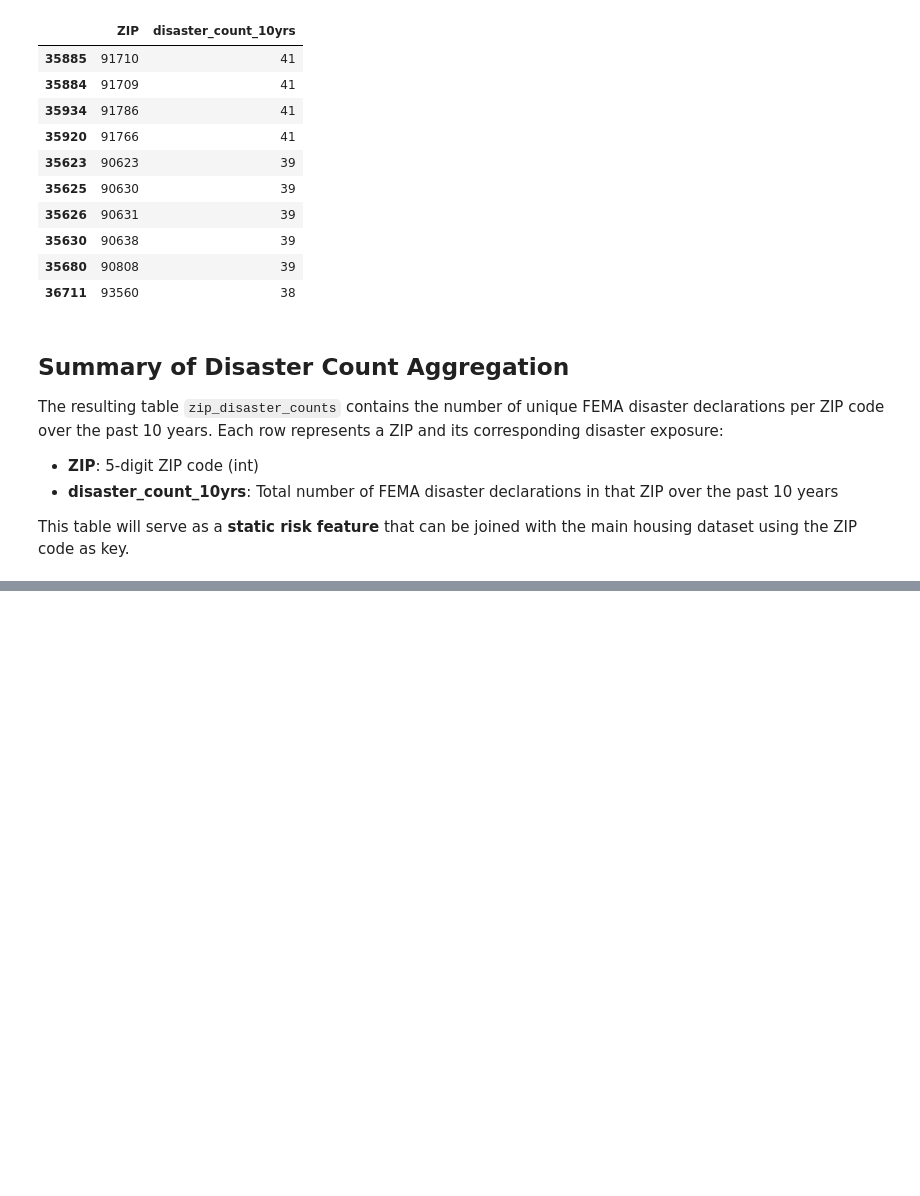
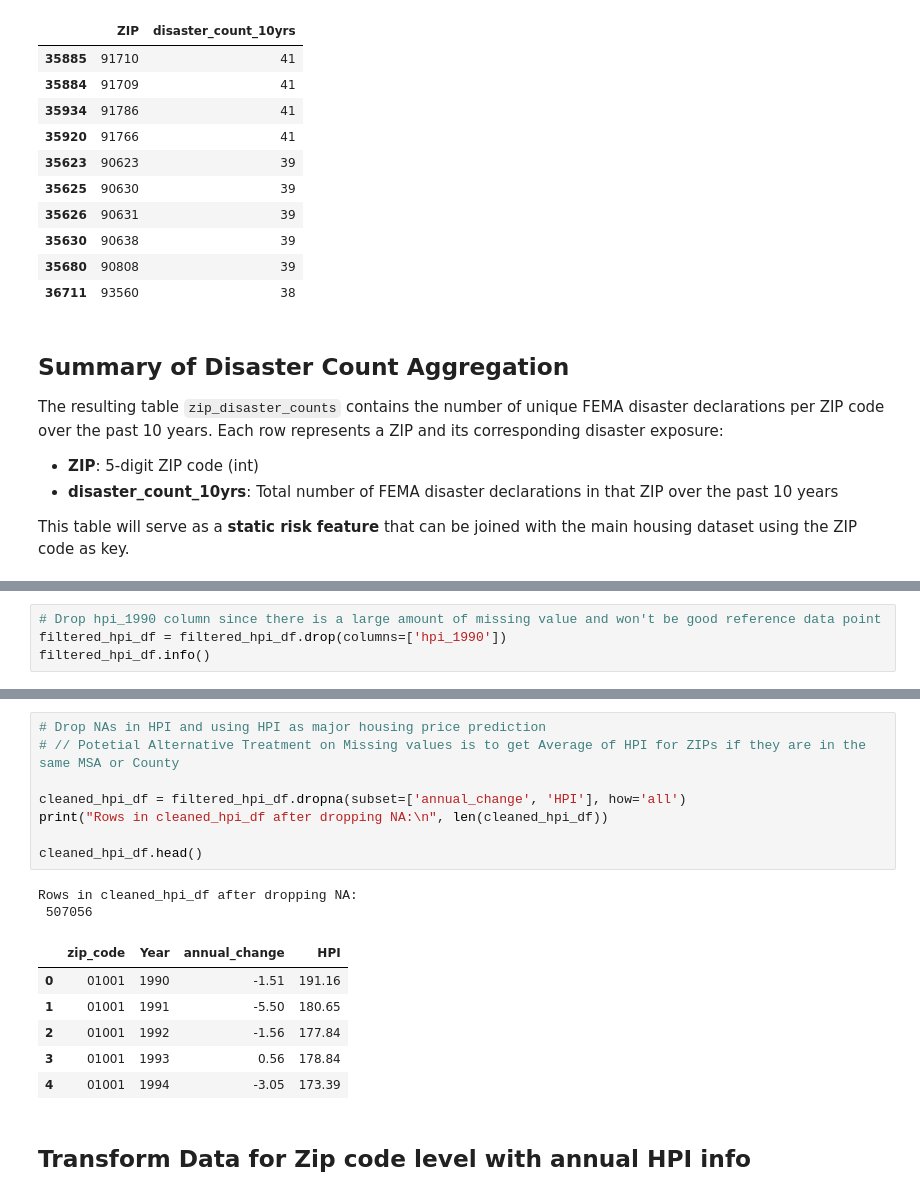
Before and after one commit to ypi9/HousingPricePrediction, a Jupyter notebook: Final_project.ipynb, the cells around one changed output, grey strips where cells are left out. Cells and saved outputs as stored; diff of their text form; blank space fills up the shorter version.

```diff
--- a/Final_project.ipynb
+++ b/Final_project.ipynb
@@ -682,0 +796,4 @@ This table will serve as a **static risk feature** that can be joined with the m
+# %%
+# Drop hpi_1990 column since there is a large amount of missing value and won't be good reference data point
+filtered_hpi_df = filtered_hpi_df.drop(columns=['hpi_1990'])
+filtered_hpi_df.info()
@@ -682,0 +812,19 @@ This table will serve as a **static risk feature** that can be joined with the m
+# %%
+# Drop NAs in HPI and using HPI as major housing price prediction
+# // Potetial Alternative Treatment on Missing values is to get Average of HPI for ZIPs if they are in the same MSA or County
+
+cleaned_hpi_df = filtered_hpi_df.dropna(subset=['annual_change', 'HPI'], how='all')
+print("Rows in cleaned_hpi_df after dropping NA:\n", len(cleaned_hpi_df))
+
+cleaned_hpi_df.head()
+# %% [output]
+Rows in cleaned_hpi_df after dropping NA:
+ 507056
+|  | zip_code | Year | annual_change | HPI |
+| 0 | 01001 | 1990 | -1.51 | 191.16 |
+| 1 | 01001 | 1991 | -5.50 | 180.65 |
+| 2 | 01001 | 1992 | -1.56 | 177.84 |
+| 3 | 01001 | 1993 | 0.56 | 178.84 |
+| 4 | 01001 | 1994 | -3.05 | 173.39 |
+# %% [markdown]
+## Transform Data for Zip code level with annual HPI info
```
Also changed, not shown: parts of 14 cells of this notebook.
